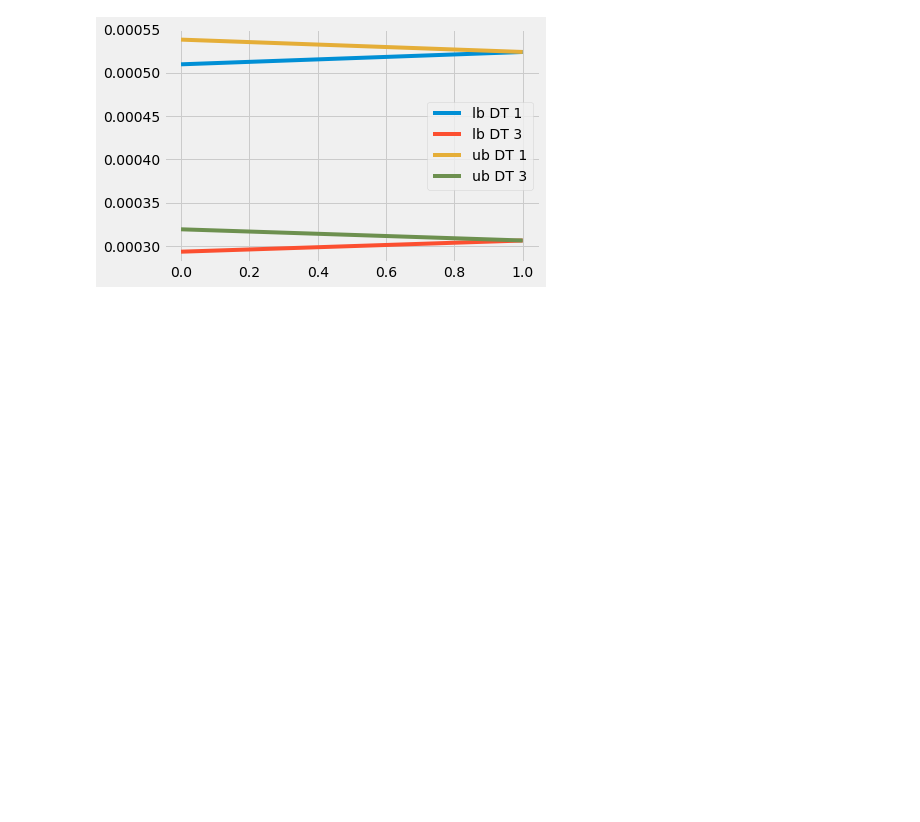
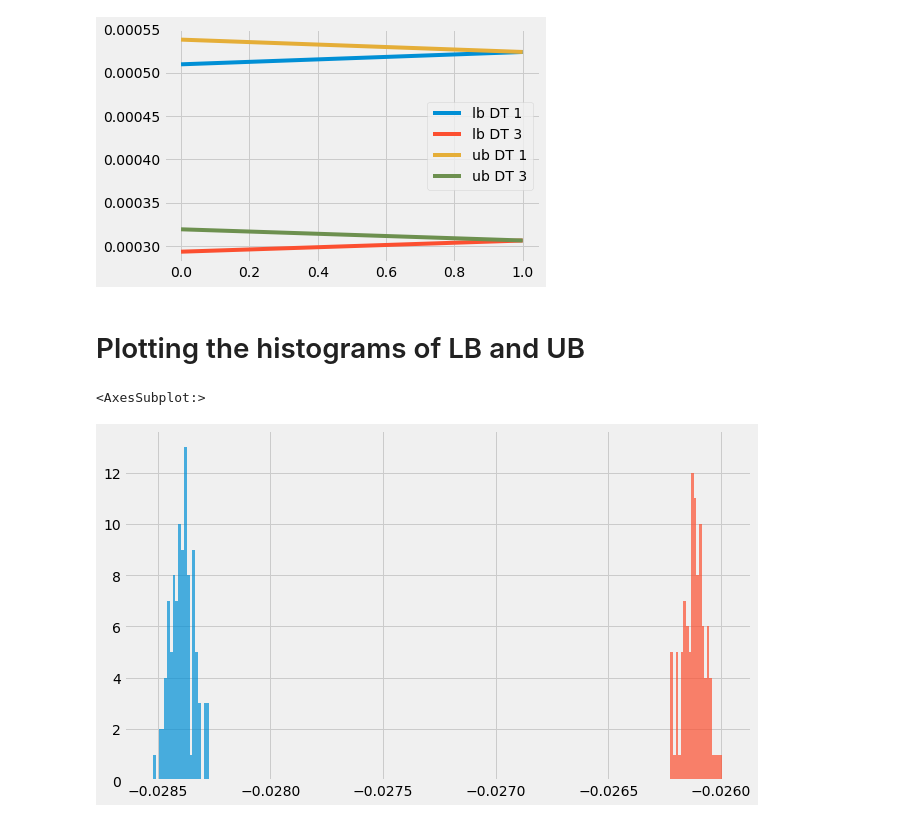
Before and after one commit to faaizT/CausalTwinAssessment, a Jupyter notebook: Cartpole Simulator (Updated).ipynb, the cells around one changed output. Saved outputs shown, nothing was run; the diff lists cells and outputs as text; code cells hidden in the pictures; blank space fills up the shorter version.

```diff
--- a/Cartpole Simulator (Updated).ipynb
+++ b/Cartpole Simulator (Updated).ipynb
@@ -2154,7 +2154,7 @@ plt.style.use('fivethirtyeight')
 # %% [markdown]
 ## Distribution of $\theta = \frac{\mathbb{E}[Y^{\star}\mid x, a] - \mathbb{E}[Y\mid x, a]\mathbb{P}(a\mid x)}{1 - \mathbb{P}(a\mid x)}$
 # %%
-def theta_distribution_bootstrap():
+def theta_distribution_bootstrap(quantile=0.90):
     obs_data_test = pd.read_csv("/data/localhost/taufiq/export-dir/Cartpole-v1-obs-data-iid-test.csv")
     df_partial = pd.read_csv("/data/localhost/taufiq/export-dir/Cartpole-v1-obs-data-iid.csv")
     models_dir = "/data/localhost/not-backed-up/taufiq/Cartpole/models-new-x/"
@@ -2179,10 +2179,23 @@ def theta_distribution_bootstrap():
         ymin_90_net.load_state_dict(torch.load(f'{models_dir}/ymin_0.9_{i}'))
         ymin_90_net.eval()
 
+        if i == 0:
+            ymin_net = Net(n_feature=len(obs_data_test_raw.columns)+1, n_hidden=4, n_output=1)
+            ymin_net.load_state_dict(torch.load(f'{models_dir}/ymin_{quantile}_{i}'))
+            ymin_net.eval()
+        if i == 0:
+            ymax_net = Net(n_feature=len(obs_data_test_raw.columns)+1, n_hidden=4, n_output=1)
+            ymax_net.load_state_dict(torch.load(f'{models_dir}/ymax_{quantile}_{i}'))
+            ymax_net.eval()
+
         with torch.no_grad():
             X_val = torch.FloatTensor(obs_data_test_raw.values)
             A_val = torch.FloatTensor(obs_data_test['A'].values)
             pred = obs_net(torch.column_stack((X_val, A_val))).reshape(-1)*df_partial[outcome].std() + df_partial[outcome].mean()
+            ymin = ymin_net(torch.column_stack((X_val, A_val))).reshape(-1)*df_partial[outcome].std() + df_partial[outcome].mean()
+            ymin = 0.99*ymin + (-0.418)*0.01
+            ymax = ymax_net(torch.column_stack((X_val, A_val))).reshape(-1)*df_partial[outcome].std() + df_partial[outcome].mean()
+            ymax = 0.99*ymax + (0.418)*0.01
             Y = torch.FloatTensor(obs_data_test[f'{outcome}_t1'].values)
             pol_val = torch.nn.Softmax(dim=1)(policy(X_val))[torch.arange(A_val.shape[0]), A_val.to(torch.long)]
             if i == 0:
@@ -2190,6 +2203,8 @@ def theta_distribution_bootstrap():
                 sim2_pred = pred
                 sim3_pred = torch.where(pol_val > 0.90, pred + 0.0005, pred)
             df = pd.DataFrame()
+            df[f'LB i={i}'] = (pred*pol_val + (1-pol_val)*ymin).numpy()
+            df[f'UB i={i}'] = (pred*pol_val + (1-pol_val)*ymax).numpy()
             df[f'\theta^{{*}} (DT-1) i={i}'] = ((sim_pred - pred*pol_val)/(1-pol_val)).numpy()
             df[f'\theta^{{*}} (DT-2) i={i}'] = ((sim2_pred - pred*pol_val)/(1-pol_val)).numpy()
             df[f'\theta^{{*}} (DT-3) i={i}'] = ((sim3_pred - pred*pol_val)/(1-pol_val)).numpy()
@@ -2263,3 +2283,12 @@ plt.legend()
 # %% [output]
 <matplotlib.legend.Legend at 0x...>
 [figure]
+# %% [markdown]
+# Plotting the histograms of LB and UB
+# %%
+plt.subplots(1,1, figsize=(10, 6))
+theta_dist[[f'LB i={i}' for i in range (nreps)]].iloc[2].hist(bins=20, alpha=0.7)
+theta_dist[[f'UB i={i}' for i in range (nreps)]].iloc[2].hist(bins=20, alpha=0.7)
+# %% [output]
+<AxesSubplot:>
+[figure, added]
```
Also changed, not shown: parts of 19 cells of this notebook, 2 other files.
